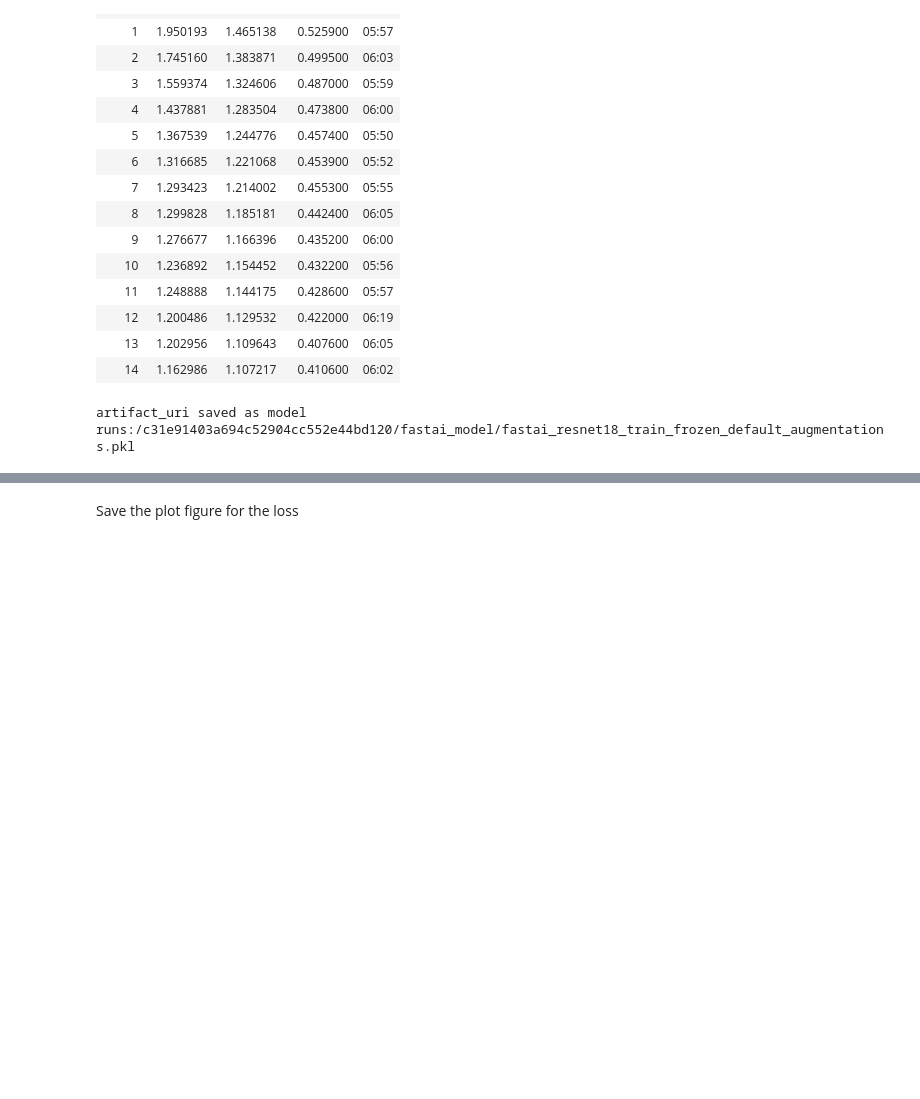
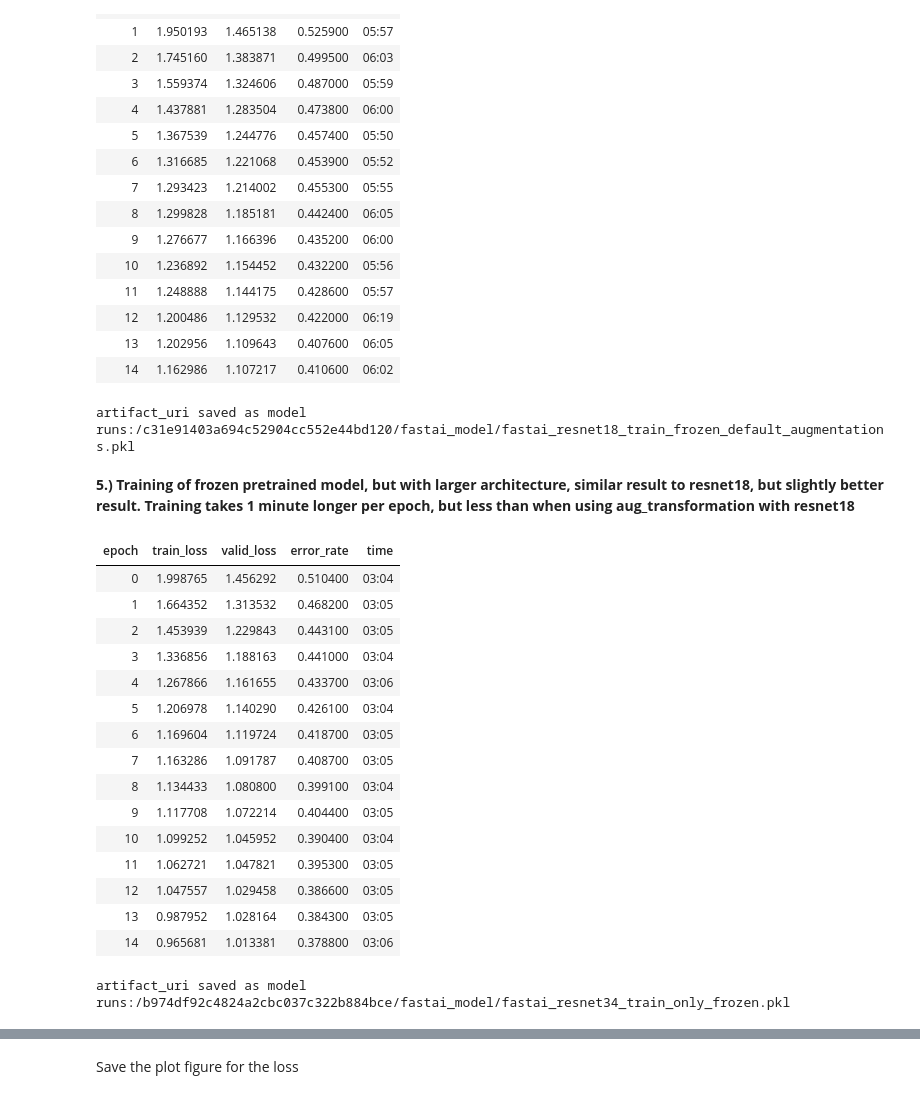
Before and after one commit to leropo00/ml_digital_art, a Jupyter notebook: notebooks/artworks_classification_train_01_baseline_pynb.ipynb, the cells around one changed output, grey strips where cells are left out. Saved outputs shown, nothing was run; the diff lists cells and outputs as text; code cells hidden in the pictures; blank space fills up the shorter version.

```diff
--- a/notebooks/artworks_classification_train_01_baseline_pynb.ipynb
+++ b/notebooks/artworks_classification_train_01_baseline_pynb.ipynb
@@ -317,3 +337,40 @@ with mlflow.start_run(experiment_id=active_experiment_id, run_name='artworks_cla
 | 14 | 1.162986 | 1.107217 | 0.410600 | 06:02 |
 artifact_uri saved as model
 runs:/c31e91403a694c52904cc552e44bd120/fastai_model/fastai_resnet18_train_frozen_default_augmentations.pkl
+# %% [markdown]
+**5.) Training of frozen pretrained model, but with larger architecture, similar result to resnet18, but slightly better result. Training takes 1 minute longer per epoch, but less than when using aug_transformation with resnet18**
+# %%
+params_training_all_runs['model_name'] = RESNET34_PRETRAINED
+
+with mlflow.start_run(experiment_id=active_experiment_id, run_name='artworks_classification_resnet34_train_only_frozen') as run:
+
+    log_mlflow_params(mlfclient, run, params_training_all_runs)
+
+    run_params = {"learning_rate": 0.003, 'num_epochs': 15, 'pct_start':0.99}
+    log_mlflow_params(mlfclient, run, run_params)
+
+    cb_mlflow = MLFlowTracking(metric_names=['valid_loss', 'train_loss', 'error_rate'], client=mlfclient, run_id=run.info.run_id)
+
+    learn34.freeze()
+    learn34.fit_one_cycle(run_params['num_epochs'], lr_max=slice(run_params['learning_rate']), pct_start=run_params['pct_start'], cbs=[cb_mlflow])
+
+    save_fastai_model_as_artifact(mlfclient, run.info.run_id, learn34, 'fastai_resnet34_train_only_frozen.pkl')
+# %% [output]
+| epoch | train_loss | valid_loss | error_rate | time |
+| 0 | 1.998765 | 1.456292 | 0.510400 | 03:04 |
+| 1 | 1.664352 | 1.313532 | 0.468200 | 03:05 |
+| 2 | 1.453939 | 1.229843 | 0.443100 | 03:05 |
+| 3 | 1.336856 | 1.188163 | 0.441000 | 03:04 |
+| 4 | 1.267866 | 1.161655 | 0.433700 | 03:06 |
+| 5 | 1.206978 | 1.140290 | 0.426100 | 03:04 |
+| 6 | 1.169604 | 1.119724 | 0.418700 | 03:05 |
+| 7 | 1.163286 | 1.091787 | 0.408700 | 03:05 |
+| 8 | 1.134433 | 1.080800 | 0.399100 | 03:04 |
+| 9 | 1.117708 | 1.072214 | 0.404400 | 03:05 |
+| 10 | 1.099252 | 1.045952 | 0.390400 | 03:04 |
+| 11 | 1.062721 | 1.047821 | 0.395300 | 03:05 |
+| 12 | 1.047557 | 1.029458 | 0.386600 | 03:05 |
+| 13 | 0.987952 | 1.028164 | 0.384300 | 03:05 |
+| 14 | 0.965681 | 1.013381 | 0.378800 | 03:06 |
+artifact_uri saved as model
+runs:/b974df92c4824a2cbc037c322b884bce/fastai_model/fastai_resnet34_train_only_frozen.pkl
```
Also changed, not shown: parts of 46 cells of this notebook.
